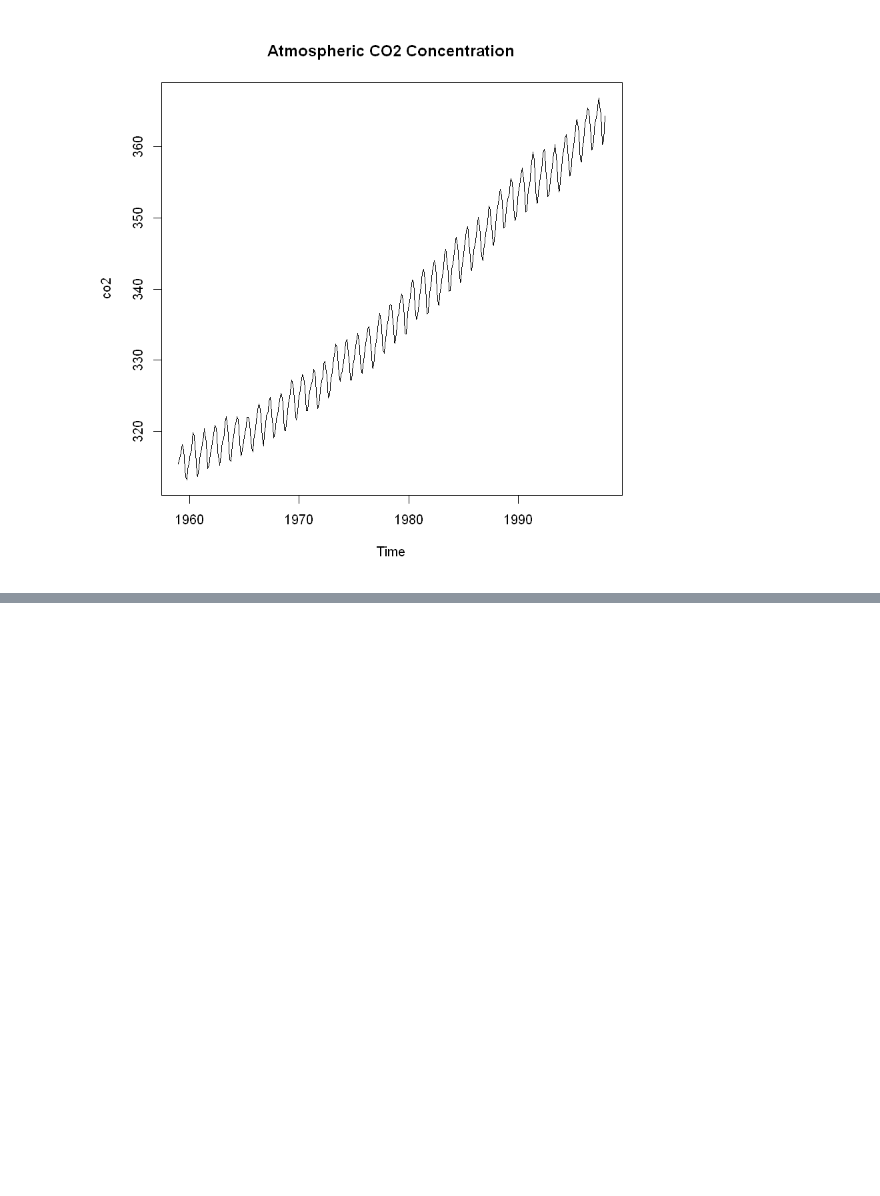
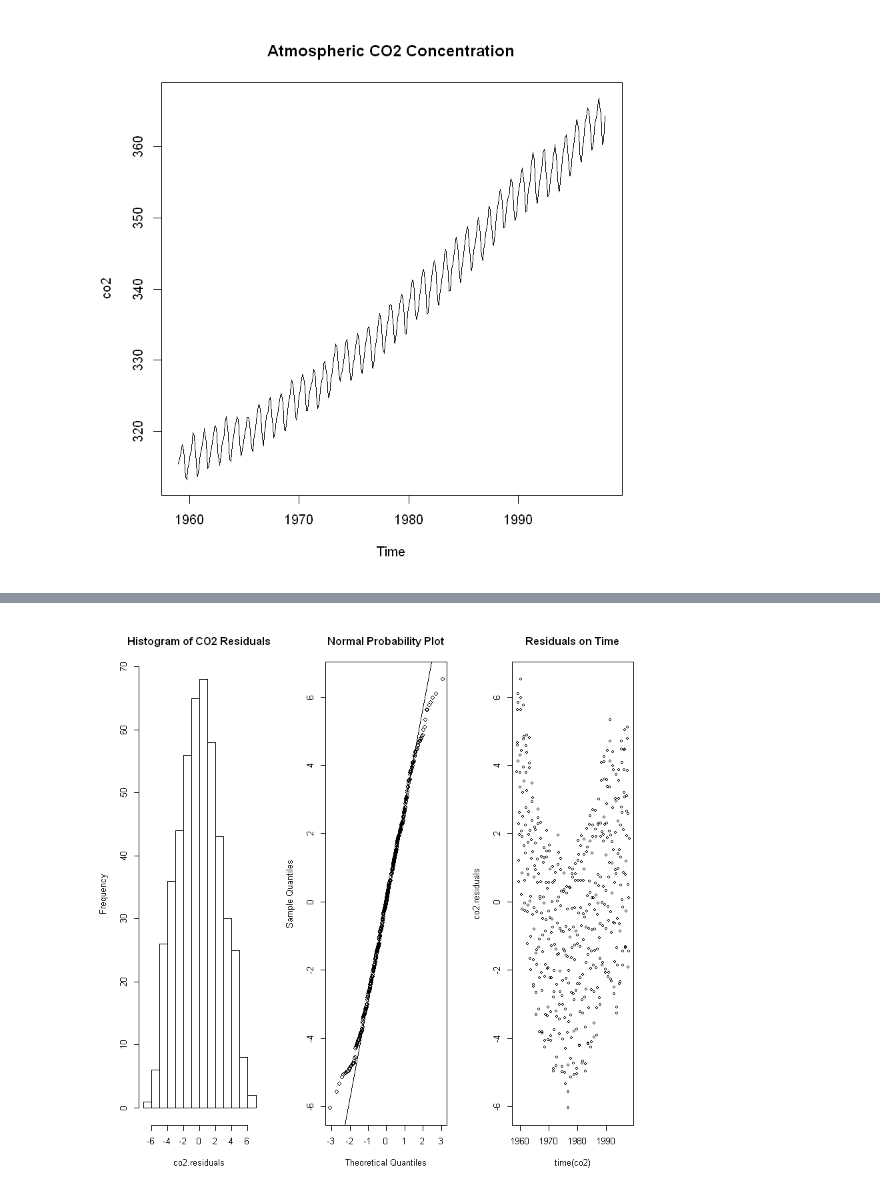
Before and after one commit to MitRoberts/coursera-time-series, a Jupyter notebook: notebooks/time-series-coursera.ipynb, the cells around one changed output, grey strips where cells are left out. Drawn from its saved outputs; the diff is of its cells as text; code cells hidden in the pictures; blank space fills up the shorter version.

```diff
--- a/notebooks/time-series-coursera.ipynb
+++ b/notebooks/time-series-coursera.ipynb
@@ -69,0 +106,8 @@ plot(co2, main='Atmospheric CO2 Concentration')
+# %%
+par(mfrow=c(1,3))
+hist(co2.residuals, main= "Histogram of CO2 Residuals")
+qqnorm(co2.residuals, main= "Normal Probability Plot")
+qqline(co2.residuals)
+plot(co2.residuals ~ time(co2), main="Residuals on Time")
+# %% [output]
+[figure, added]
```
Also changed, not shown: parts of 6 cells of this notebook.
